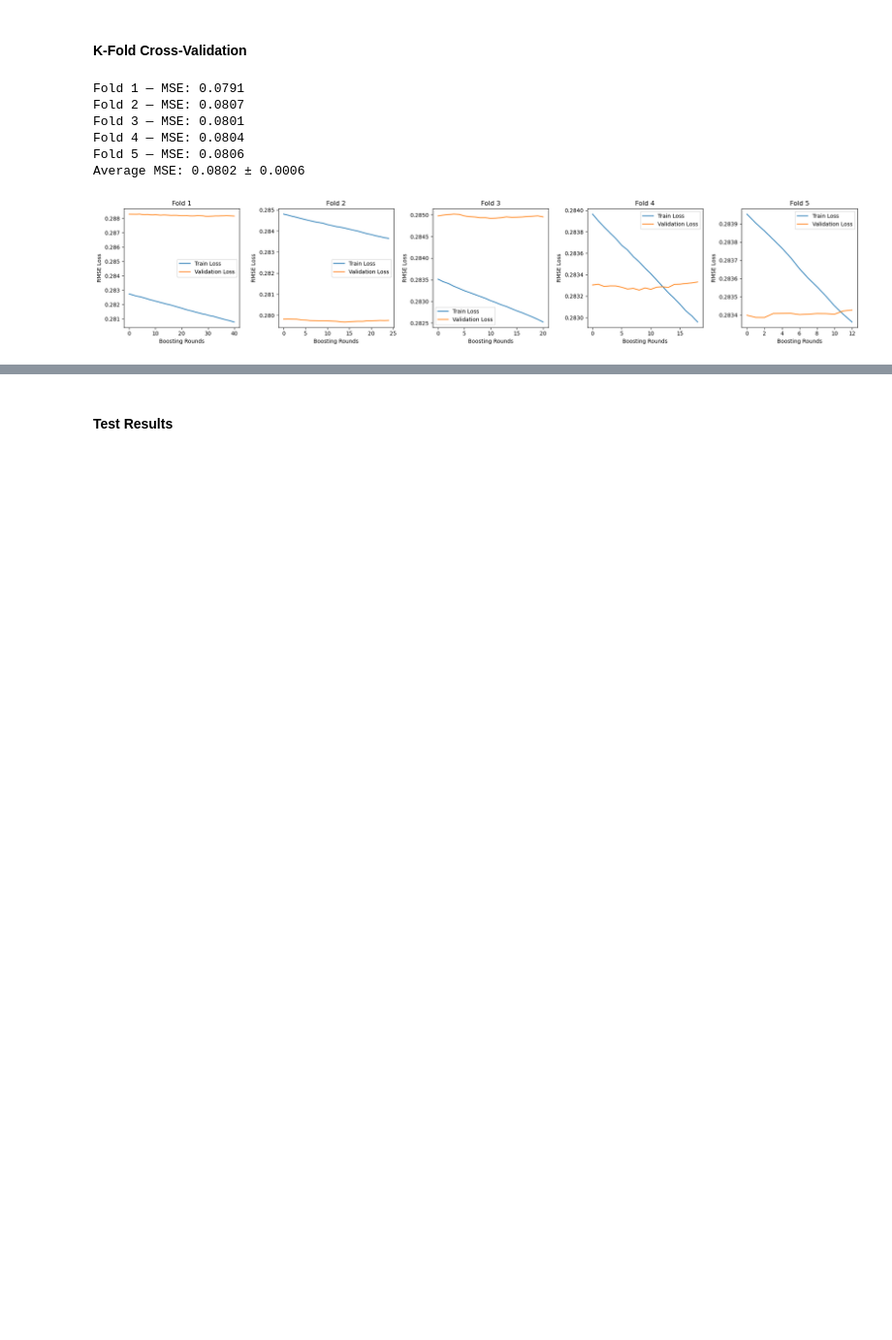
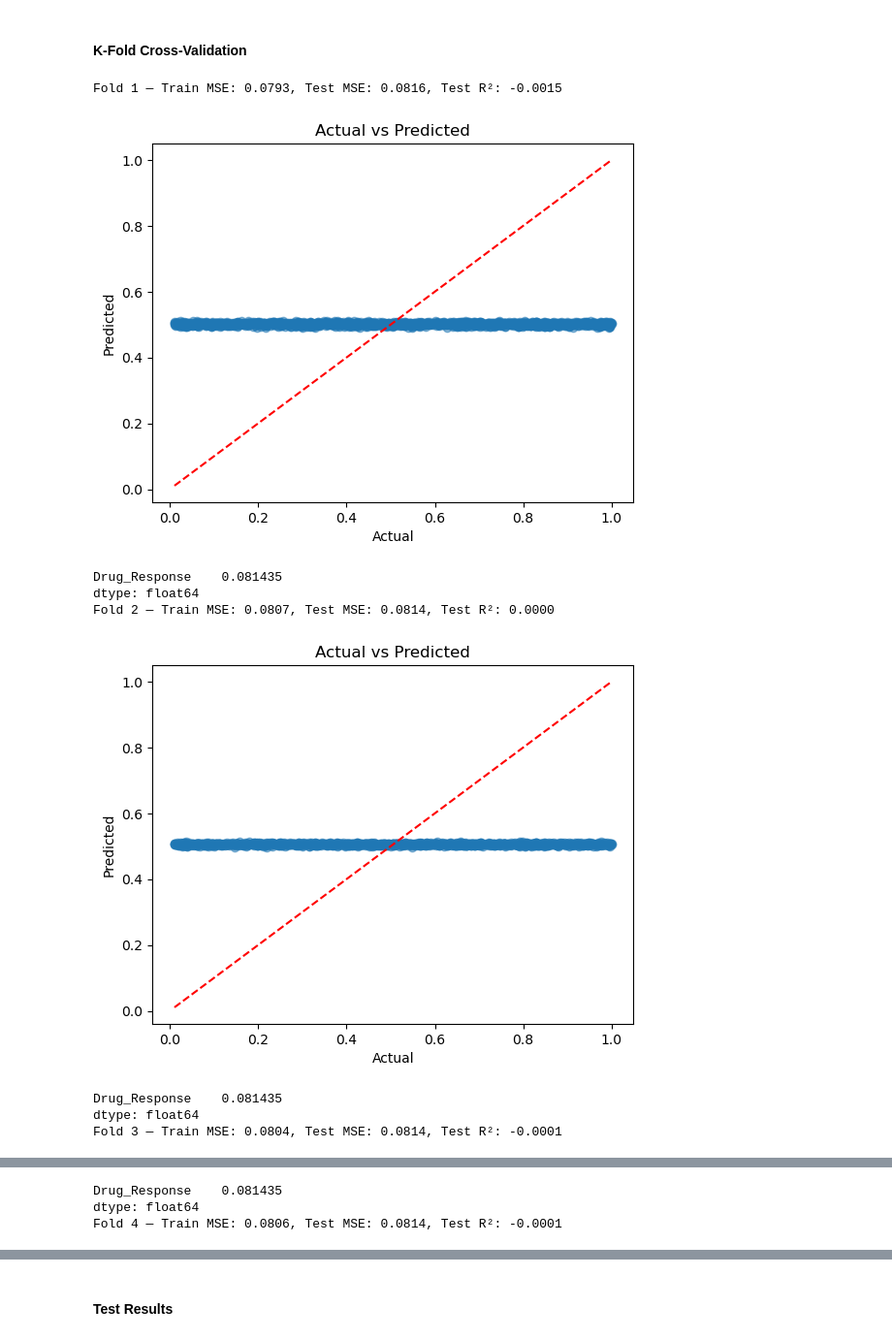
Before and after one commit to riannacampbell/drug_response_project, a Jupyter notebook: rianna_models.ipynb, the cells around one changed output, grey strips where cells are left out. Shown at 97% size. Saved outputs shown, nothing was run; the diff lists cells and outputs as text; code cells hidden in the pictures; blank space fills up the shorter version.

Commit message:
added plots, made slight changes

```diff
--- a/rianna_models.ipynb
+++ b/rianna_models.ipynb
@@ -34,6 +34,14 @@ def plot_train_val_losses(eval_scores):
 
     plt.tight_layout()
     plt.savefig("XGB Regressor Train and Validation RMSE Scores")
+# %%
+def plot_actual_vs_predicted(y_test, y_pred):
+    plt.scatter(y_test, y_pred, alpha=0.5)
+    plt.plot([y_test.min(), y_test.max()], [y_test.min(), y_test.max()], 'r--')
+    plt.xlabel("Actual")
+    plt.ylabel("Predicted")
+    plt.title("Actual vs Predicted")
+    plt.show()
 # %% [markdown]
 #### Hyperparameter tuning with RandomizedSearchCV
 # %%
@@ -45,7 +53,9 @@ param_dist = {
     'max_depth': randint(3, 10),
     'n_estimators': randint(50, 200),
     'subsample': uniform(0.6, 0.4),
-    'colsample_bytree': uniform(0.6, 0.4)
+    'colsample_bytree': uniform(0.6, 0.4),
+    'reg_alpha': [0, 0.1, 0.5], # L1 regularization
+    'reg_lambda': [1, 5, 10] # L2 regularization
 }
 
 xgb = XGBRegressor(random_state=42)
@@ -81,46 +83,60 @@ xgb_model = XGBRegressor(
 # %%
 # 5 fold cross validation
 kf = KFold(n_splits=5, shuffle=True, random_state=42)
 
 train_mse_scores = []
-val_mse_scores = []
+test_mse_scores = []
+test_r2_scores = []
 eval_scores = []
 
 for fold, (train_idx, val_idx) in enumerate(kf.split(X_train)):
     X_train_in, X_val = X_train.iloc[train_idx], X_train.iloc[val_idx]
     y_train_in, y_val = y_train.iloc[train_idx], y_train.iloc[val_idx]
 
-    #create new model inside fold
+    xgb_model = XGBRegressor(
+        **best_params,
+        random_state=42,
+        eval_metric="rmse",
+        early_stopping_rounds=10,
+        n_jobs=-1
+    )
 
     xgb_model.fit(
         X_train_in,
         y_train_in,
         eval_set=[(X_train_in, y_train_in), (X_val, y_val)],
         verbose=False,
     )
 
     evals_result = xgb_model.evals_result()
     eval_scores.append(evals_result)
 
     y_train_pred = xgb_model.predict(X_train_in)
-    y_val_pred = xgb_model.predict(X_val)
+    train_mse = mean_squared_error(y_train_in, y_train_pred)
+    train_mse_scores.append(train_mse)
 
-    train_mse = mean_squared_error(y_train_in, y_train_pred)
-    val_mse = mean_squared_error(y_val, y_val_pred)
+    y_test_pred = xgb_model.predict(X_test)
+    test_mse = mean_squared_error(y_test, y_test_pred)
+    test_mse_scores.append(test_mse)
+    test_r2 = r2_score(y_test, y_test_pred)
+    test_r2_scores.append(test_r2)
 
-    train_mse_scores.append(train_mse)
-    val_mse_scores.append(val_mse)
-
-    print(f"Fold {fold + 1} — MSE: {train_mse:.4f}")
+    print(f"Fold {fold + 1} — Train MSE: {train_mse:.4f}, Test MSE: {test_mse:.4f}, Test R²: {test_r2:.4f}")
+    plot_actual_vs_predicted(y_test, y_test_pred)
+    print(np.var(y_test))
 
 plot_train_val_losses(eval_scores)
 
-print(f"Average MSE: {np.mean(train_mse_scores):.4f} ± {np.std(train_mse_scores):.4f}")
+print(f"Average Train MSE: {np.mean(train_mse_scores):.4f} ± {np.std(train_mse_scores):.4f}")
+print(f"Average Test MSE: {np.mean(test_mse_scores):.4f} ± {np.std(test_mse_scores):.4f}")
+print(f"Average Test R²: {np.mean(test_r2_scores):.4f} ± {np.std(test_r2_scores):.4f}")
 # %% [output]
-Fold 1 — MSE: 0.0791
-Fold 2 — MSE: 0.0807
-Fold 3 — MSE: 0.0801
-Fold 4 — MSE: 0.0804
-Fold 5 — MSE: 0.0806
-Average MSE: 0.0802 ± 0.0006
+Fold 1 — Train MSE: 0.0793, Test MSE: 0.0816, Test R²: -0.0015
-[figure, old version]
+[figure, new version]
+Drug_Response    0.081435
+dtype: float64
+Fold 2 — Train MSE: 0.0807, Test MSE: 0.0814, Test R²: 0.0000
+[figure, added]
+Drug_Response    0.081435
+dtype: float64
+Fold 3 — Train MSE: 0.0804, Test MSE: 0.0814, Test R²: -0.0001
@@ -126,0 +144,3 @@ Average MSE: 0.0802 ± 0.0006
+Drug_Response    0.081435
+dtype: float64
+Fold 4 — Train MSE: 0.0806, Test MSE: 0.0814, Test R²: -0.0001
```
Also changed, not shown: parts of 6 cells of this notebook, 1 other file.
